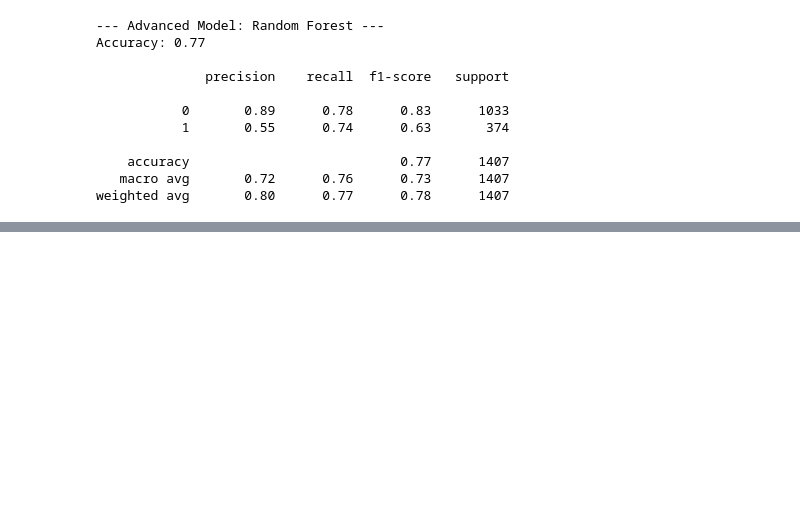
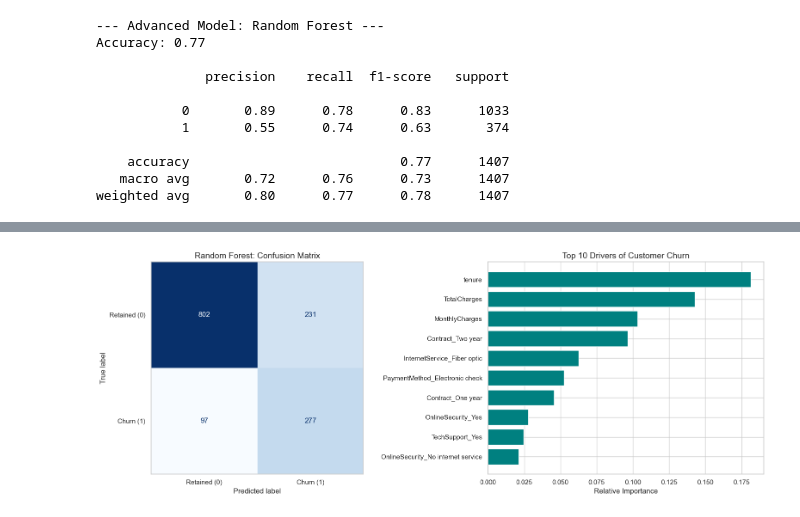
Before and after one commit to RumenMoysev/machine-learning-final-exam, a Jupyter notebook: notebooks/churn_prediction_analysis.ipynb, the cells around one changed output, grey strips where cells are left out. Cells and saved outputs as stored; diff of their text form; code cells hidden in the pictures; blank space fills up the shorter version.

Commit message:
Generate Confusion Matrix and Feature Importance visualizations

```diff
--- a/notebooks/churn_prediction_analysis.ipynb
+++ b/notebooks/churn_prediction_analysis.ipynb
@@ -302,0 +308,26 @@ weighted avg       0.80      0.77      0.78      1407
+# %%
+fig, axes = plt.subplots(1, 2, figsize=(16, 6))
+
+# 1. Confusion Matrix for Random Forest
+cm = confusion_matrix(y_test, y_pred_rf)
+disp = ConfusionMatrixDisplay(confusion_matrix=cm, display_labels=['Retained (0)', 'Churn (1)'])
+disp.plot(ax=axes[0], cmap='Blues', colorbar=False)
+axes[0].set_title('Random Forest: Confusion Matrix', fontsize=14)
+axes[0].grid(False)
+
+# 2. Feature Importance
+# Extract the top 10 most important features from the Random Forest
+importances = rf_model.feature_importances_
+features = X.columns
+indices = np.argsort(importances)[-10:]
+
+axes[1].barh(range(len(indices)), importances[indices], color='teal', align='center')
+axes[1].set_yticks(range(len(indices)))
+axes[1].set_yticklabels([features[i] for i in indices])
+axes[1].set_title('Top 10 Drivers of Customer Churn', fontsize=14)
+axes[1].set_xlabel('Relative Importance')
+
+plt.tight_layout()
+plt.show()
+# %% [output]
+[figure, added]
```
Also changed, not shown: parts of 2 cells of this notebook.
